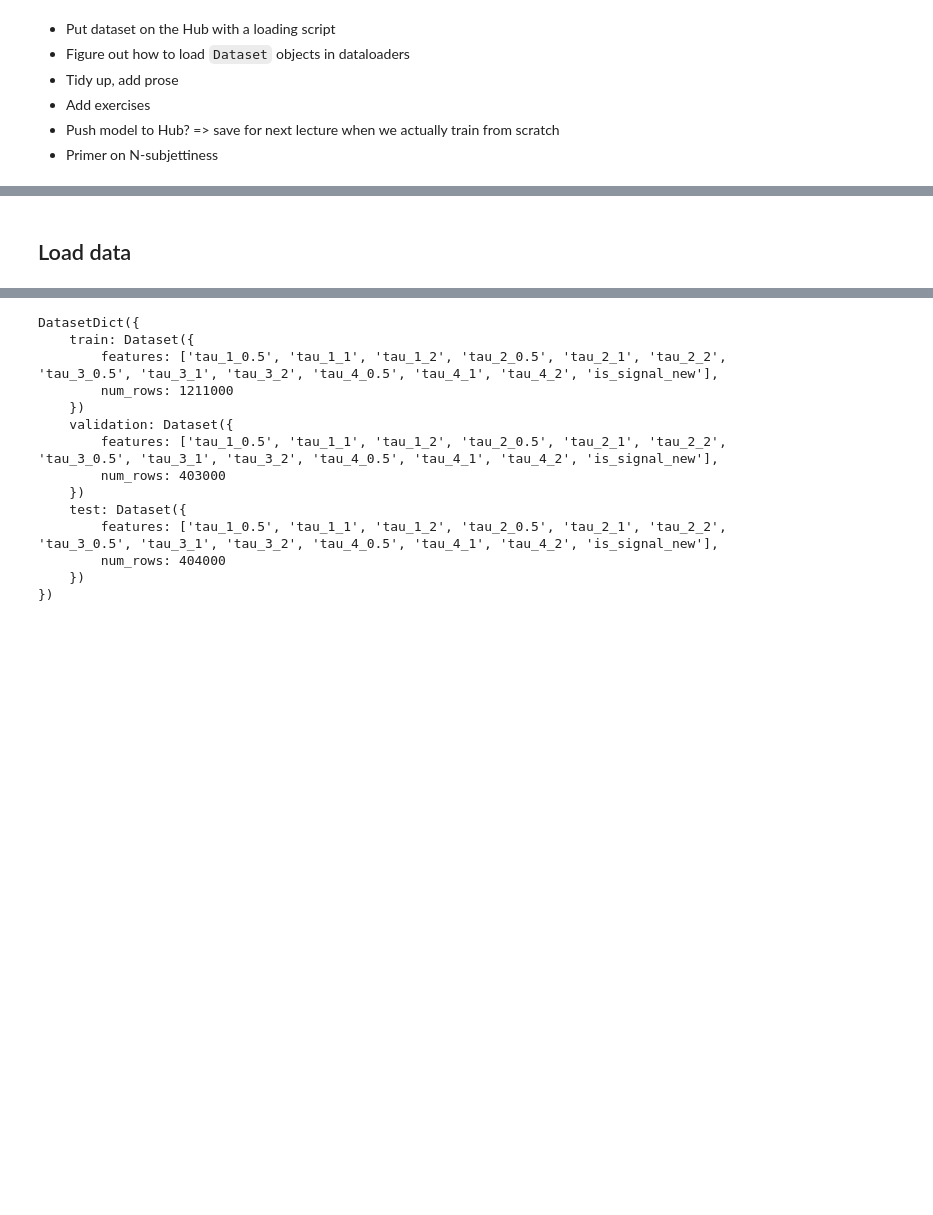
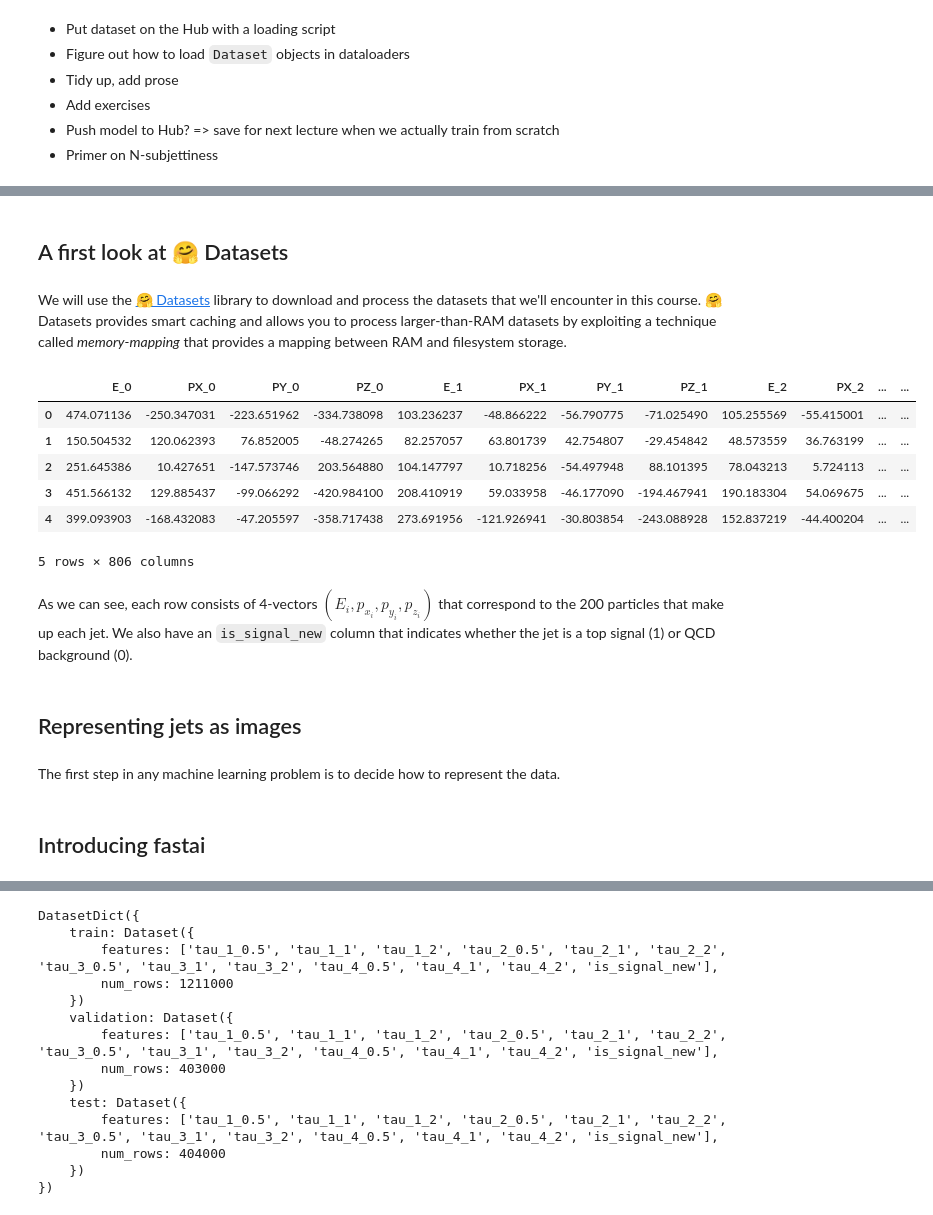
Before and after one commit to lewtun/dl4phys, a Jupyter notebook: lecture01.ipynb, the cells around one changed output, grey strips where cells are left out. Cells and saved outputs as stored; diff of their text form; code cells hidden in the pictures; blank space fills up the shorter version.

```diff
--- a/lecture01.ipynb
+++ b/lecture01.ipynb
@@ -23,2 +35,24 @@ import torch.nn.functional as F
 # %% [markdown]
-## Load data
+## A first look at 🤗 Datasets
+# %% [markdown]
+We will use the [🤗 Datasets](https://github.com/huggingface/datasets) library to download and process the datasets that we'll encounter in this course. 🤗 Datasets provides smart caching and allows you to process larger-than-RAM datasets by exploiting a technique called _memory-mapping_ that provides a mapping between RAM and filesystem storage.
+# %%
+dataset_id = "lewtun/top_quark_tagging"
+top_quark_ds = load_dataset(dataset_id, name="raw", split="train", streaming=True)
+# %%
+sample = list(top_quark_ds.take(5))
+pd.DataFrame(sample)
+# %% [output]
+|  | E_0 | PX_0 | PY_0 | PZ_0 | E_1 | PX_1 | PY_1 | PZ_1 | E_2 | PX_2 | ... | ... |
+| 0 | 474.071136 | -250.347031 | -223.651962 | -334.738098 | 103.236237 | -48.866222 | -56.790775 | -71.025490 | 105.255569 | -55.415001 | ... | ... |
+| 1 | 150.504532 | 120.062393 | 76.852005 | -48.274265 | 82.257057 | 63.801739 | 42.754807 | -29.454842 | 48.573559 | 36.763199 | ... | ... |
+| 2 | 251.645386 | 10.427651 | -147.573746 | 203.564880 | 104.147797 | 10.718256 | -54.497948 | 88.101395 | 78.043213 | 5.724113 | ... | ... |
+| 3 | 451.566132 | 129.885437 | -99.066292 | -420.984100 | 208.410919 | 59.033958 | -46.177090 | -194.467941 | 190.183304 | 54.069675 | ... | ... |
+| 4 | 399.093903 | -168.432083 | -47.205597 | -358.717438 | 273.691956 | -121.926941 | -30.803854 | -243.088928 | 152.837219 | -44.400204 | ... | ... |
+5 rows × 806 columns
+# %% [markdown]
+As we can see, each row consists of 4-vectors $(E_i, p_{x_i}, p_{y_i}, p_{z_i})$ that correspond to the 200 particles that make up each jet. We also have an `is_signal_new` column that indicates whether the jet is a top signal (1) or QCD background (0).
+# %% [markdown]
+## Representing jets as images
+# %% [markdown]
+The first step in any machine learning problem is to decide how to represent the data.
@@ -24,0 +61,2 @@ import torch.nn.functional as F
+# %% [markdown]
+## Introducing fastai
```
Also changed, not shown: parts of 24 cells of this notebook.
